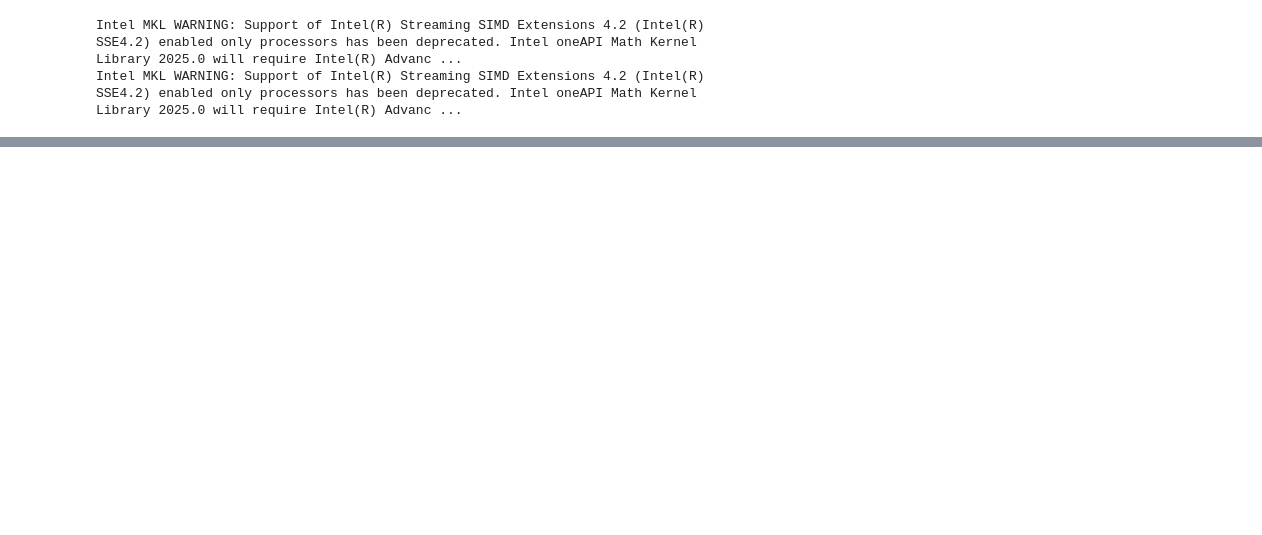
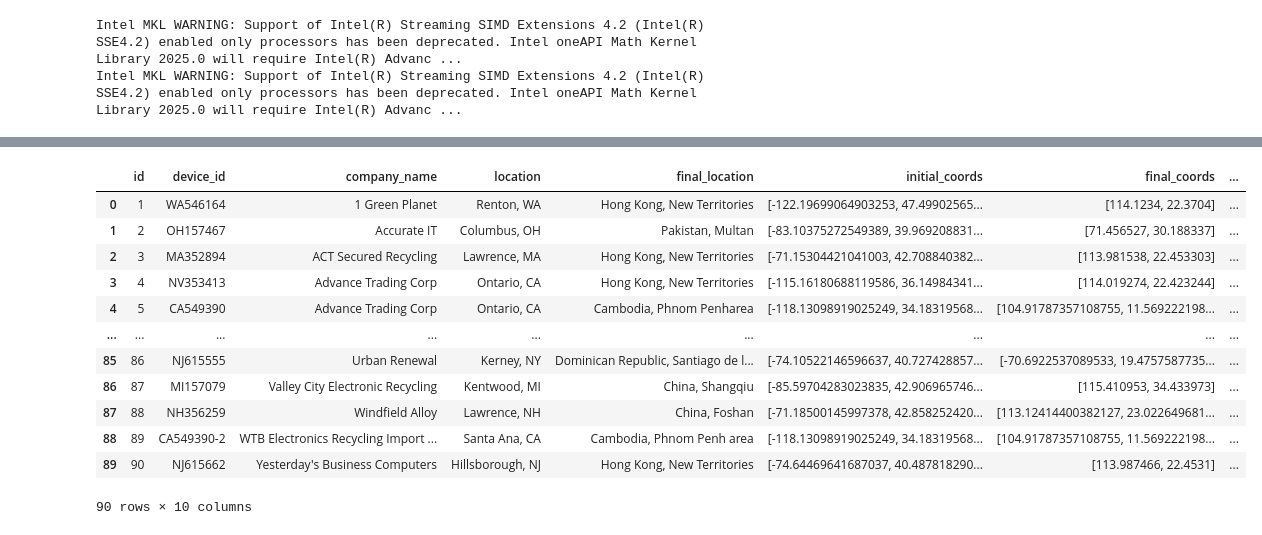
Before and after one commit to tammyzhang-1/final-digital-destination, a Jupyter notebook: data_processing/data-processing.ipynb, the cells around one changed output, grey strips where cells are left out. Cells and saved outputs as stored; diff of their text form; code cells hidden in the pictures; blank space fills up the shorter version.

```diff
--- a/data_processing/data-processing.ipynb
+++ b/data_processing/data-processing.ipynb
@@ -26,5 +9,21 @@ data
 devices = pd.read_csv("devices.csv")
 devices["certification"] = devices["certification"].replace({np.nan:"None"})
 devices.to_json("devices.json", orient = "records" )
+# %%
+devices
+# %% [output]
+|  | id | device_id | company_name | location | final_location | initial_coords | final_coords | ... |
+| 0 | 1 | WA546164 | 1 Green Planet | Renton, WA | Hong Kong, New Territories | [-122.19699064903253, 47.49902565... | [114.1234, 22.3704] | ... |
+| 1 | 2 | OH157467 | Accurate IT | Columbus, OH | Pakistan, Multan | [-83.10375272549389, 39.969208831... | [71.456527, 30.188337] | ... |
+| 2 | 3 | MA352894 | ACT Secured Recycling | Lawrence, MA | Hong Kong, New Territories | [-71.15304421041003, 42.708840382... | [113.981538, 22.453303] | ... |
+| 3 | 4 | NV353413 | Advance Trading Corp | Ontario, CA | Hong Kong, New Territories | [-115.16180688119586, 36.14984341... | [114.019274, 22.423244] | ... |
+| 4 | 5 | CA549390 | Advance Trading Corp | Ontario, CA | Cambodia, Phnom Penharea | [-118.13098919025249, 34.18319568... | [104.91787357108755, 11.569222198... | ... |
+| ... | ... | ... | ... | ... | ... | ... | ... | ... |
+| 85 | 86 | NJ615555 | Urban Renewal | Kerney, NY | Dominican Republic, Santiago de l... | [-74.10522146596637, 40.727428857... | [-70.6922537089533, 19.4757587735... | ... |
+| 86 | 87 | MI157079 | Valley City Electronic Recycling | Kentwood, MI | China, Shangqiu | [-85.59704283023835, 42.906965746... | [115.410953, 34.433973] | ... |
+| 87 | 88 | NH356259 | Windfield Alloy | Lawrence, NH | China, Foshan | [-71.18500145997378, 42.858252420... | [113.12414400382127, 23.022649681... | ... |
+| 88 | 89 | CA549390-2 | WTB Electronics Recycling Import ... | Santa Ana, CA | Cambodia, Phnom Penh area | [-118.13098919025249, 34.18319568... | [104.91787357108755, 11.569222198... | ... |
+| 89 | 90 | NJ615662 | Yesterday's Business Computers | Hillsborough, NJ | Hong Kong, New Territories | [-74.64469641687037, 40.487818290... | [113.987466, 22.4531] | ... |
+90 rows × 10 columns
 # %%
 nodes = pd.read_csv("nodes.csv")
```
Also changed, not shown: parts of 12 cells of this notebook, 20 other files.
